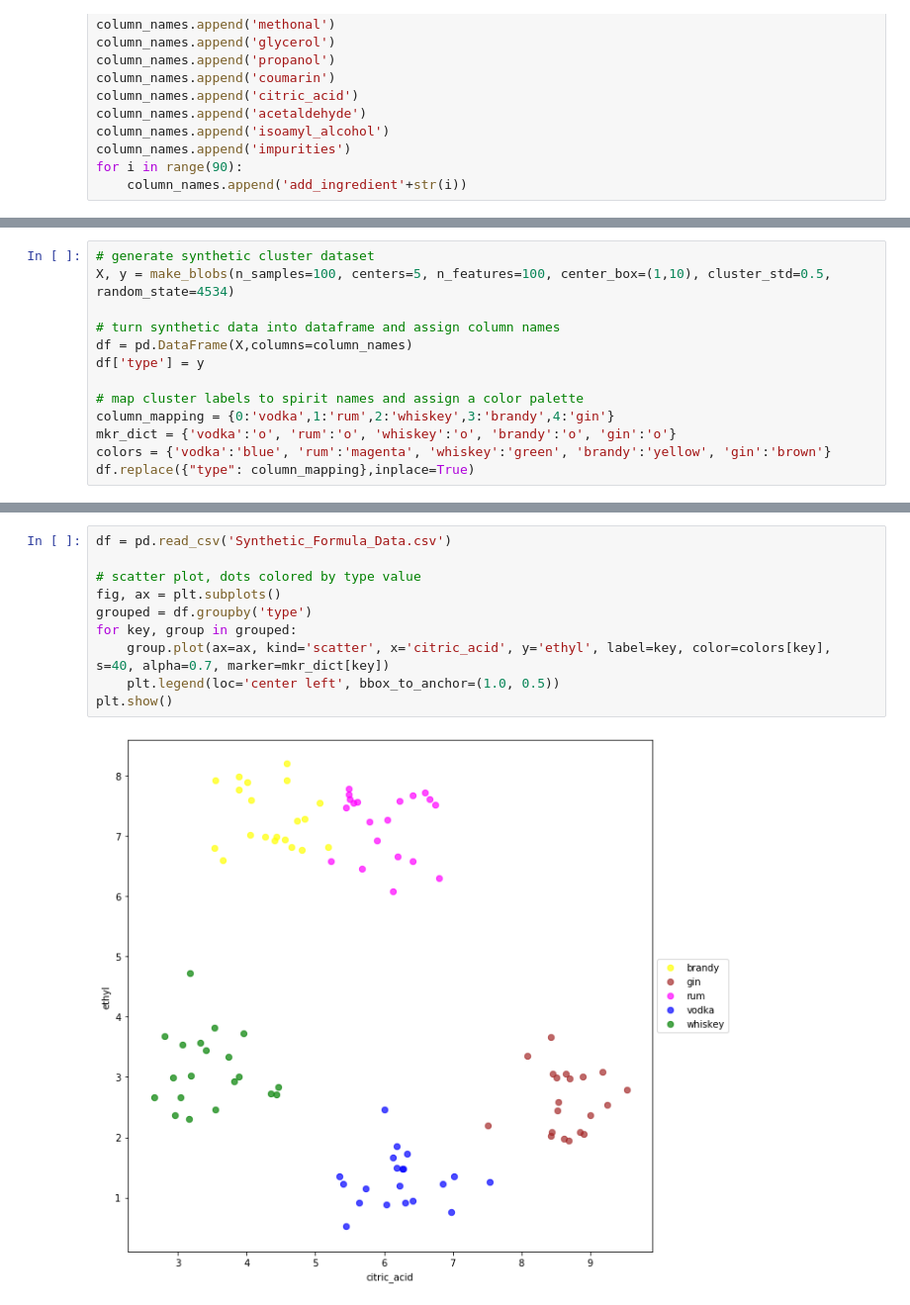
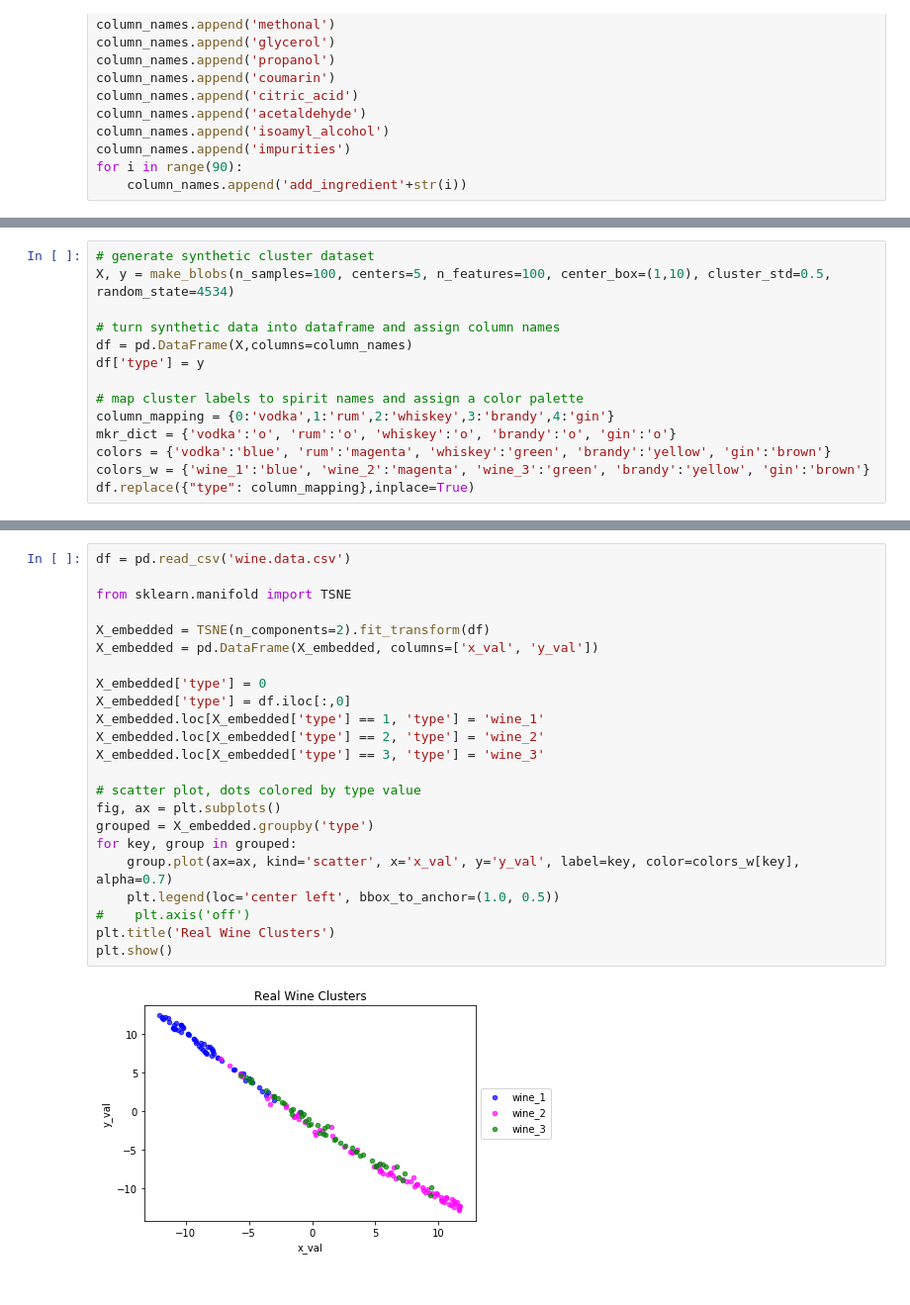
Before and after one commit to MetroStar/LabelAndFraudDetections, a Jupyter notebook: TTB/FormulaFraudDetection.ipynb, the cells around one changed output, grey strips where cells are left out. Shown at 99% size. Cells and saved outputs as stored; diff of their text form.

```diff
--- a/TTB/FormulaFraudDetection.ipynb
+++ b/TTB/FormulaFraudDetection.ipynb
@@ -46,4 +50,5 @@ df['type'] = y
 column_mapping = {0:'vodka',1:'rum',2:'whiskey',3:'brandy',4:'gin'}
 mkr_dict = {'vodka':'o', 'rum':'o', 'whiskey':'o', 'brandy':'o', 'gin':'o'}
 colors = {'vodka':'blue', 'rum':'magenta', 'whiskey':'green', 'brandy':'yellow', 'gin':'brown'}
+colors_w = {'wine_1':'blue', 'wine_2':'magenta', 'wine_3':'green', 'brandy':'yellow', 'gin':'brown'}
 df.replace({"type": column_mapping},inplace=True)
@@ -53,13 +59,26 @@ Data is grouped by their type of spirit a plotted on a 2d graph
 # %%
-df = pd.read_csv('Synthetic_Formula_Data.csv')
+df = pd.read_csv('wine.data.csv')
+
+from sklearn.manifold import TSNE
+
+X_embedded = TSNE(n_components=2).fit_transform(df)
+X_embedded = pd.DataFrame(X_embedded, columns=['x_val', 'y_val'])
+
+X_embedded['type'] = 0
+X_embedded['type'] = df.iloc[:,0]
+X_embedded.loc[X_embedded['type'] == 1, 'type'] = 'wine_1'
+X_embedded.loc[X_embedded['type'] == 2, 'type'] = 'wine_2'
+X_embedded.loc[X_embedded['type'] == 3, 'type'] = 'wine_3'
 
 # scatter plot, dots colored by type value
 fig, ax = plt.subplots()
-grouped = df.groupby('type')
+grouped = X_embedded.groupby('type')
 for key, group in grouped:
-    group.plot(ax=ax, kind='scatter', x='citric_acid', y='ethyl', label=key, color=colors[key], s=40, alpha=0.7, marker=mkr_dict[key])
+    group.plot(ax=ax, kind='scatter', x='x_val', y='y_val', label=key, color=colors_w[key], alpha=0.7)
     plt.legend(loc='center left', bbox_to_anchor=(1.0, 0.5))
+#    plt.axis('off')
+plt.title('Real Wine Clusters')
 plt.show()
 # %% [output]
-[figure, old version]
+[figure, new version]
 # %% [markdown]
```
Also changed, not shown: parts of 20 cells of this notebook, 2 other files.
